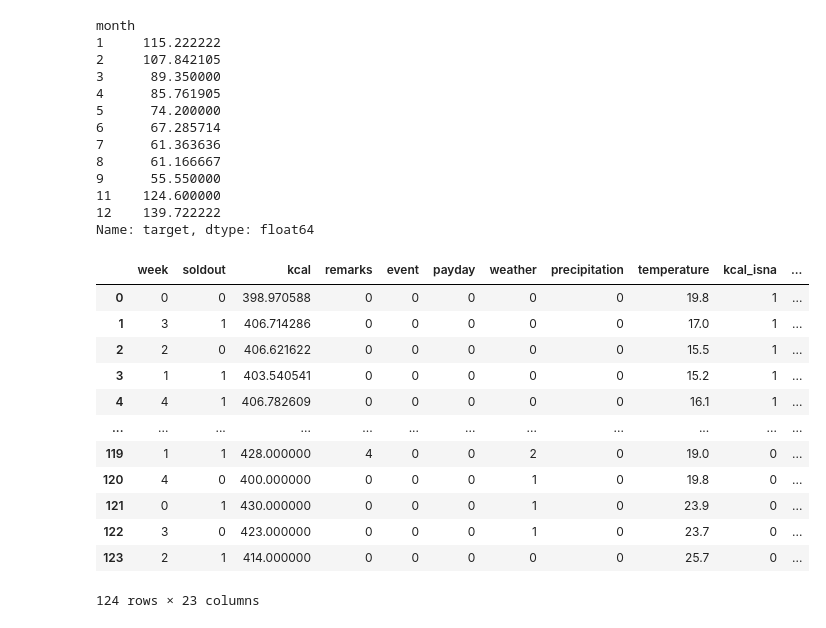
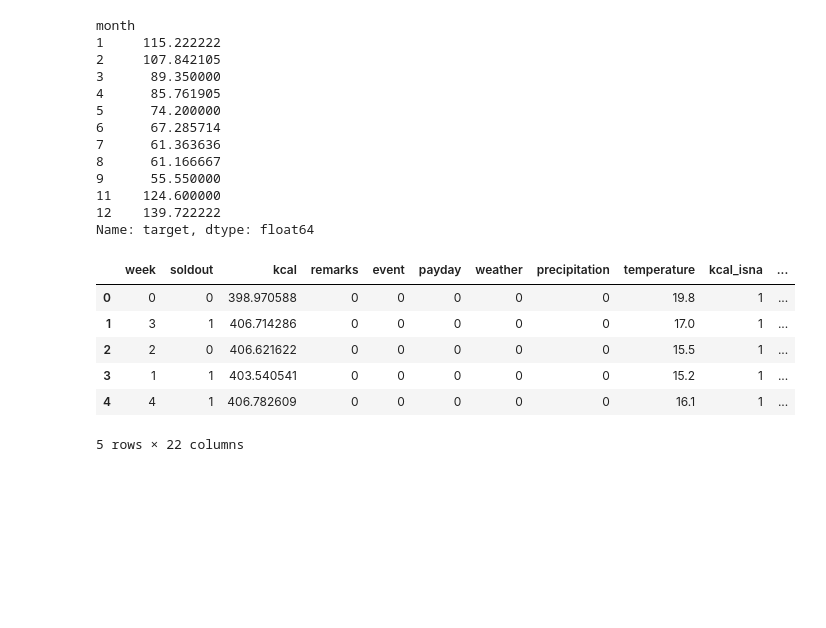
Before and after one commit to kooose38/bento, a Jupyter notebook: notebook/Untitled.ipynb, the cells around one changed output. Drawn from its saved outputs; the diff is of its cells as text; code cells hidden in the pictures; blank space fills up the shorter version.

```diff
--- a/notebook/Untitled.ipynb
+++ b/notebook/Untitled.ipynb
@@ -535,6 +535,7 @@ month
 Name: target, dtype: float64
 # %%
 # train test val splits
+df.drop(["name", "quarter_y_maen"], axis=1, inplace=True)
 train = df.copy()
 n_ = train.shape[0]
 n_train = int(n_*.6)
@@ -544,21 +545,15 @@ x_train, x_val, x_test, y_train, y_val, y_test = \
 train.drop(["y"], axis=1).iloc[:n_train, :], train.drop(["y"], axis=1).iloc[n_train:n_val+n_train, :], train.drop(["y"], axis=1).iloc[n_val+n_train:, :], \
 train[["y"]].iloc[:n_train, :], train[["y"]].iloc[n_train:n_val+n_train, :], train[["y"]].iloc[n_val+n_train:, :]
 # %%
-x_train
+df.head()
 # %% [output]
 |  | week | soldout | kcal | remarks | event | payday | weather | precipitation | temperature | kcal_isna | ... |
 | 0 | 0 | 0 | 398.970588 | 0 | 0 | 0 | 0 | 0 | 19.8 | 1 | ... |
 | 1 | 3 | 1 | 406.714286 | 0 | 0 | 0 | 0 | 0 | 17.0 | 1 | ... |
 | 2 | 2 | 0 | 406.621622 | 0 | 0 | 0 | 0 | 0 | 15.5 | 1 | ... |
 | 3 | 1 | 1 | 403.540541 | 0 | 0 | 0 | 0 | 0 | 15.2 | 1 | ... |
 | 4 | 4 | 1 | 406.782609 | 0 | 0 | 0 | 0 | 0 | 16.1 | 1 | ... |
-| ... | ... | ... | ... | ... | ... | ... | ... | ... | ... | ... | ... |
-| 119 | 1 | 1 | 428.000000 | 4 | 0 | 0 | 2 | 0 | 19.0 | 0 | ... |
-| 120 | 4 | 0 | 400.000000 | 0 | 0 | 0 | 1 | 0 | 19.8 | 0 | ... |
-| 121 | 0 | 1 | 430.000000 | 0 | 0 | 0 | 1 | 0 | 23.9 | 0 | ... |
-| 122 | 3 | 0 | 423.000000 | 0 | 0 | 0 | 1 | 0 | 23.7 | 0 | ... |
-| 123 | 2 | 1 | 414.000000 | 0 | 0 | 0 | 0 | 0 | 25.7 | 0 | ... |
-124 rows × 23 columns
+5 rows × 22 columns
 # %%
 x_train["y"] = y_train
 x_val["y"] = y_val
```
Also changed, not shown: parts of 1 cell of this notebook, 3 other files.
